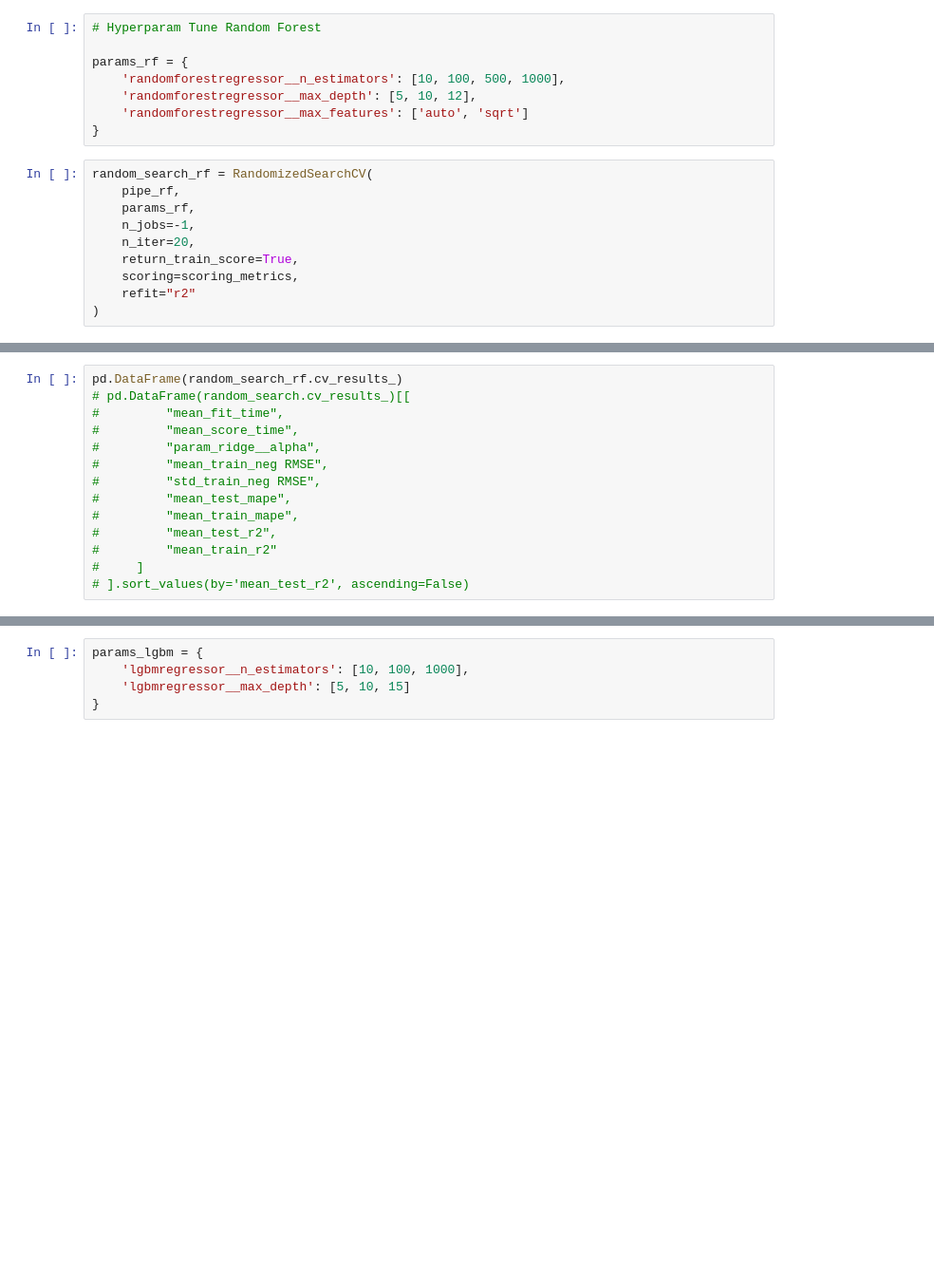
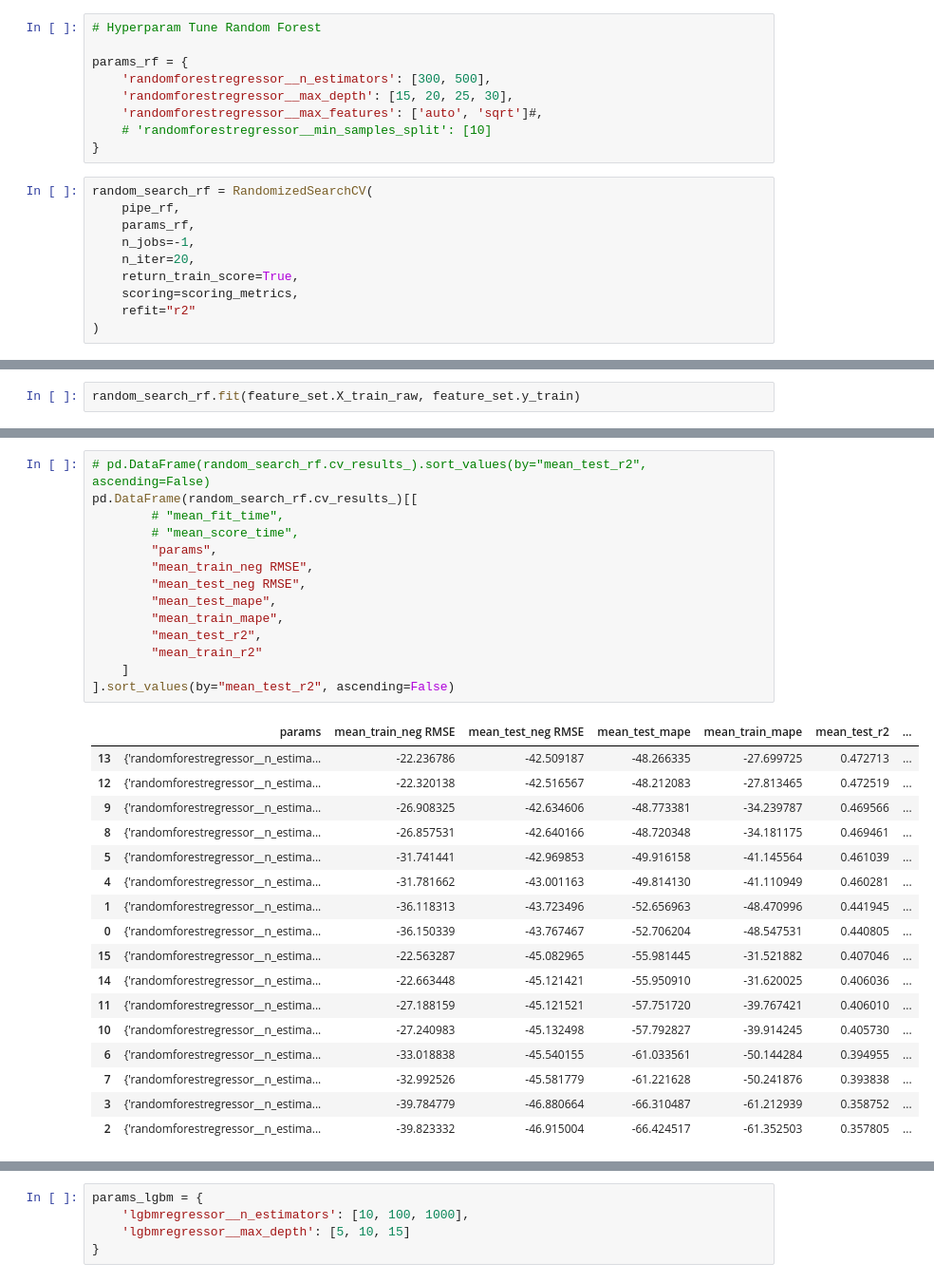
Before and after one commit to utkarshsaboo45/WiDS_climate_change, a Jupyter notebook: model.ipynb, the cells around one changed output, grey strips where cells are left out. Shown at 95% size. Drawn from its saved outputs; the diff is of its cells as text; blank space fills up the shorter version.

```diff
--- a/model.ipynb
+++ b/model.ipynb
@@ -462,9 +718,10 @@ pd.DataFrame(results)
 # Hyperparam Tune Random Forest
 
 params_rf = {
-    'randomforestregressor__n_estimators': [10, 100, 500, 1000],
-    'randomforestregressor__max_depth': [5, 10, 12],
-    'randomforestregressor__max_features': ['auto', 'sqrt']
+    'randomforestregressor__n_estimators': [300, 500],
+    'randomforestregressor__max_depth': [15, 20, 25, 30],
+    'randomforestregressor__max_features': ['auto', 'sqrt']#,
+    # 'randomforestregressor__min_samples_split': [10]
 }
 # %%
 random_search_rf = RandomizedSearchCV(
@@ -480,0 +736,2 @@ random_search_rf = RandomizedSearchCV(
+# %%
+random_search_rf.fit(feature_set.X_train_raw, feature_set.y_train)
@@ -481,14 +756,32 @@ random_search_rf = RandomizedSearchCV(
 # %%
-pd.DataFrame(random_search_rf.cv_results_)
-# pd.DataFrame(random_search.cv_results_)[[
-#         "mean_fit_time",
-#         "mean_score_time",
-#         "param_ridge__alpha",
-#         "mean_train_neg RMSE",
-#         "std_train_neg RMSE",
-#         "mean_test_mape",
-#         "mean_train_mape",
-#         "mean_test_r2",
-#         "mean_train_r2"
-#     ]
-# ].sort_values(by='mean_test_r2', ascending=False)
+# pd.DataFrame(random_search_rf.cv_results_).sort_values(by="mean_test_r2", ascending=False)
+pd.DataFrame(random_search_rf.cv_results_)[[
+        # "mean_fit_time",
+        # "mean_score_time",
+        "params",
+        "mean_train_neg RMSE",
+        "mean_test_neg RMSE",
+        "mean_test_mape",
+        "mean_train_mape",
+        "mean_test_r2",
+        "mean_train_r2"
+    ]
+].sort_values(by="mean_test_r2", ascending=False)
+# %% [output]
+|  | params | mean_train_neg RMSE | mean_test_neg RMSE | mean_test_mape | mean_train_mape | mean_test_r2 | ... |
+| 13 | {'randomforestregressor__n_estima... | -22.236786 | -42.509187 | -48.266335 | -27.699725 | 0.472713 | ... |
+| 12 | {'randomforestregressor__n_estima... | -22.320138 | -42.516567 | -48.212083 | -27.813465 | 0.472519 | ... |
+| 9 | {'randomforestregressor__n_estima... | -26.908325 | -42.634606 | -48.773381 | -34.239787 | 0.469566 | ... |
+| 8 | {'randomforestregressor__n_estima... | -26.857531 | -42.640166 | -48.720348 | -34.181175 | 0.469461 | ... |
+| 5 | {'randomforestregressor__n_estima... | -31.741441 | -42.969853 | -49.916158 | -41.145564 | 0.461039 | ... |
+| 4 | {'randomforestregressor__n_estima... | -31.781662 | -43.001163 | -49.814130 | -41.110949 | 0.460281 | ... |
+| 1 | {'randomforestregressor__n_estima... | -36.118313 | -43.723496 | -52.656963 | -48.470996 | 0.441945 | ... |
+| 0 | {'randomforestregressor__n_estima... | -36.150339 | -43.767467 | -52.706204 | -48.547531 | 0.440805 | ... |
+| 15 | {'randomforestregressor__n_estima... | -22.563287 | -45.082965 | -55.981445 | -31.521882 | 0.407046 | ... |
+| 14 | {'randomforestregressor__n_estima... | -22.663448 | -45.121421 | -55.950910 | -31.620025 | 0.406036 | ... |
+| 11 | {'randomforestregressor__n_estima... | -27.188159 | -45.121521 | -57.751720 | -39.767421 | 0.406010 | ... |
+| 10 | {'randomforestregressor__n_estima... | -27.240983 | -45.132498 | -57.792827 | -39.914245 | 0.405730 | ... |
+| 6 | {'randomforestregressor__n_estima... | -33.018838 | -45.540155 | -61.033561 | -50.144284 | 0.394955 | ... |
+| 7 | {'randomforestregressor__n_estima... | -32.992526 | -45.581779 | -61.221628 | -50.241876 | 0.393838 | ... |
+| 3 | {'randomforestregressor__n_estima... | -39.784779 | -46.880664 | -66.310487 | -61.212939 | 0.358752 | ... |
+| 2 | {'randomforestregressor__n_estima... | -39.823332 | -46.915004 | -66.424517 | -61.352503 | 0.357805 | ... |
```
Also changed, not shown: parts of 56 cells of this notebook.
